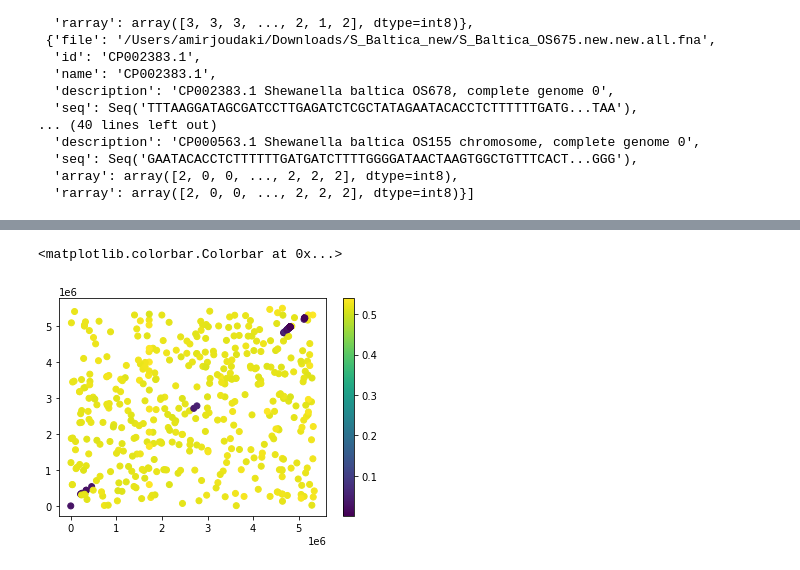
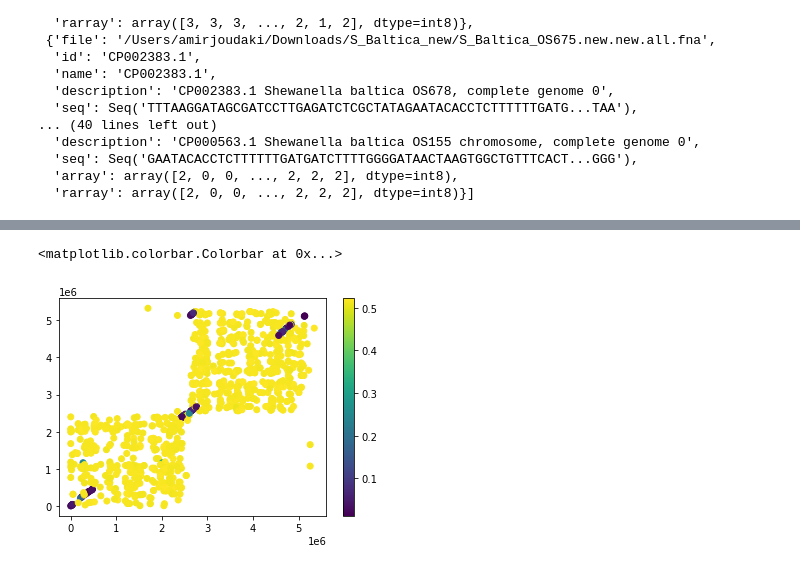
Before and after one commit to ajoudaki/tensor_sketch_minimzer, a Jupyter notebook: S_Baltica.ipynb, the cells around one changed output, grey strips where cells are left out. Drawn from its saved outputs; the diff is of its cells as text; code cells hidden in the pictures.

```diff
--- a/S_Baltica.ipynb
+++ b/S_Baltica.ipynb
@@ -10,13 +11,13 @@ import pandas as pd
 import edlib
 # %%
 kmer_size = 8               #@param {type:"slider",min:1,max:32,step:1}
-tuple_size = 4              #@param {type:"slider",min:1,max:10,step:1}
-sketch_dim = 10             #@param {type:"slider",min:10,max:300,step:10}
+tuple_size = 3              #@param {type:"slider",min:1,max:10,step:1}
+sketch_dim = 20             #@param {type:"slider",min:10,max:300,step:10}
 run_cuda_models = False     #@param {type:"boolean"}
 alphabet_size = 4
 
-window = 5000
-stride = 1000
+window = 10000
+stride = 5000
 normalize = True
 sample = ord('m')
 
@@ -98,5 +98,6 @@ Wall time: 54.1 s
 # %%
-s1, s2 = 0, 2
+s1, s2 = 0, 5
+seq1, seq2 = all_seqs[s1]['seq'],all_seqs[s2]['seq']
 sk1, sk2 = all_seqs[s1]['sketch']['array'], all_seqs[s2]['sketch']['array']
 sk1 = sk1.transpose() / np.sqrt(np.nansum(sk1**2,axis=1))
 sk2 = sk2.transpose() / np.sqrt(np.nansum(sk2**2,axis=1))
@@ -105,16 +106,15 @@ dists = np.array([(i,j,1-prod[i,j]) for i in range(prod.shape[0]) for j in range
 idx = np.argsort(dists[:,2])
 dists = dists[idx,:]
 # %%
-num_samples = 500
-uniform_dists = np.random.random(num_samples)**5 / 2
+num_samples = 200
+uniform_dists = np.random.random(num_samples)**4 / 2
 uniform_indices = np.searchsorted(dists[:,2],uniform_dists)
-# uniform_indices = list(range(num_samples))
-df = pd.DataFrame(columns=['s1','s2','i1','i2','j1','j2','d','ed','ed_norm'])
+uniform_indices = list(range(num_samples))
+df = pd.DataFrame(columns=['s1','s2','i1','i2','j1','j2','d','ed','ed_norm','ed2','ed_norm2'])
 for index in tqdm.tqdm(uniform_indices):
     i, j, d = int(dists[index,0]),int(dists[index,1]), dists[index,2]
     idx1,idx2 = all_seqs[s1]['sketch']['inds'][i], all_seqs[s2]['sketch']['inds'][j]
-    seq1, seq2 = all_seqs[s1]['seq'][idx1-window:idx1],all_seqs[s2]['seq'][idx2-window:idx2]
-    query, target = seq1,seq2
+    query, target = seq1[idx1-window:idx1],seq2[idx2-window:idx2]
     result = edlib.align(query,target,task='path')
     if not result['cigar']:
         continue
@@ -125,8 +125,9 @@ for index in tqdm.tqdm(uniform_indices):
     d1, d2 = query_aligned.count('-'), target_aligned.count('-')
     L = window - max(d1,d2)
     result2 = edlib.align(target[d1:d1+L],query[d2:d2+L])
-    ed, ed_norm = result2['editDistance'],result2['editDistance']/L
+    ed, ed_norm = result['editDistance'], result['editDistance']/window
+    ed2, ed_norm2 = result2['editDistance'],result2['editDistance']/L
 
     # print("\n".join([str(v) for k,v in nice.items()]))
-    df.loc[len(df),:] = (s1,s2,idx1-window,idx1,idx2-window,idx2,d,ed, ed_norm)
+    df.loc[len(df),:] = (s1,s2,idx1-window,idx1,idx2-window,idx2,d,ed,ed_norm,ed2, ed_norm2)
 df
@@ -152,7 +136,7 @@ plt.scatter(df.d, df.ed_norm)
 # %%
-plt.scatter(df.i1, df.j1, c=df.ed_norm)
+plt.scatter(df.i1, df.j1, c=df.ed_norm2)
 plt.colorbar()
 # %% [output]
 <matplotlib.colorbar.Colorbar at 0x...>
-[figure, old version]
+[figure, new version]
 # %%
```
Also changed, not shown: parts of 10 cells of this notebook.
